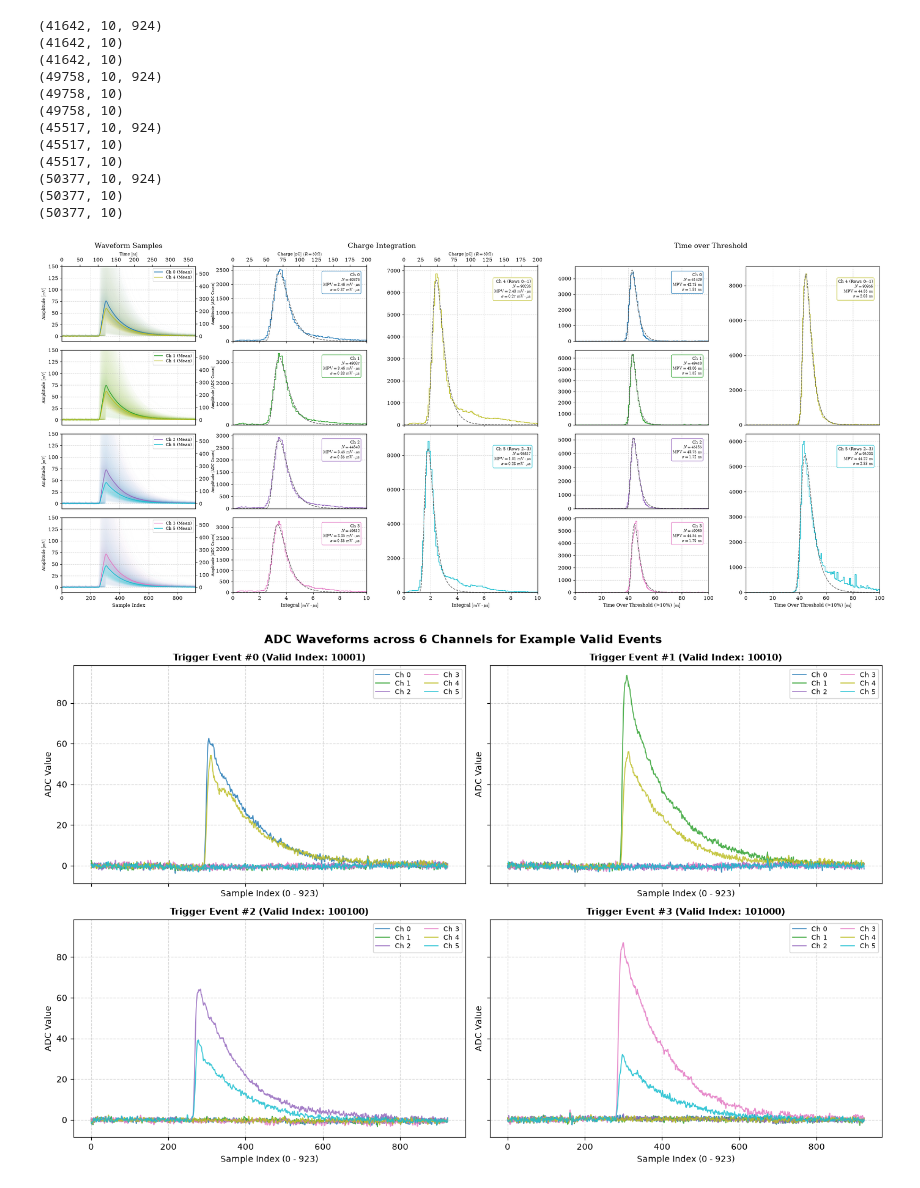
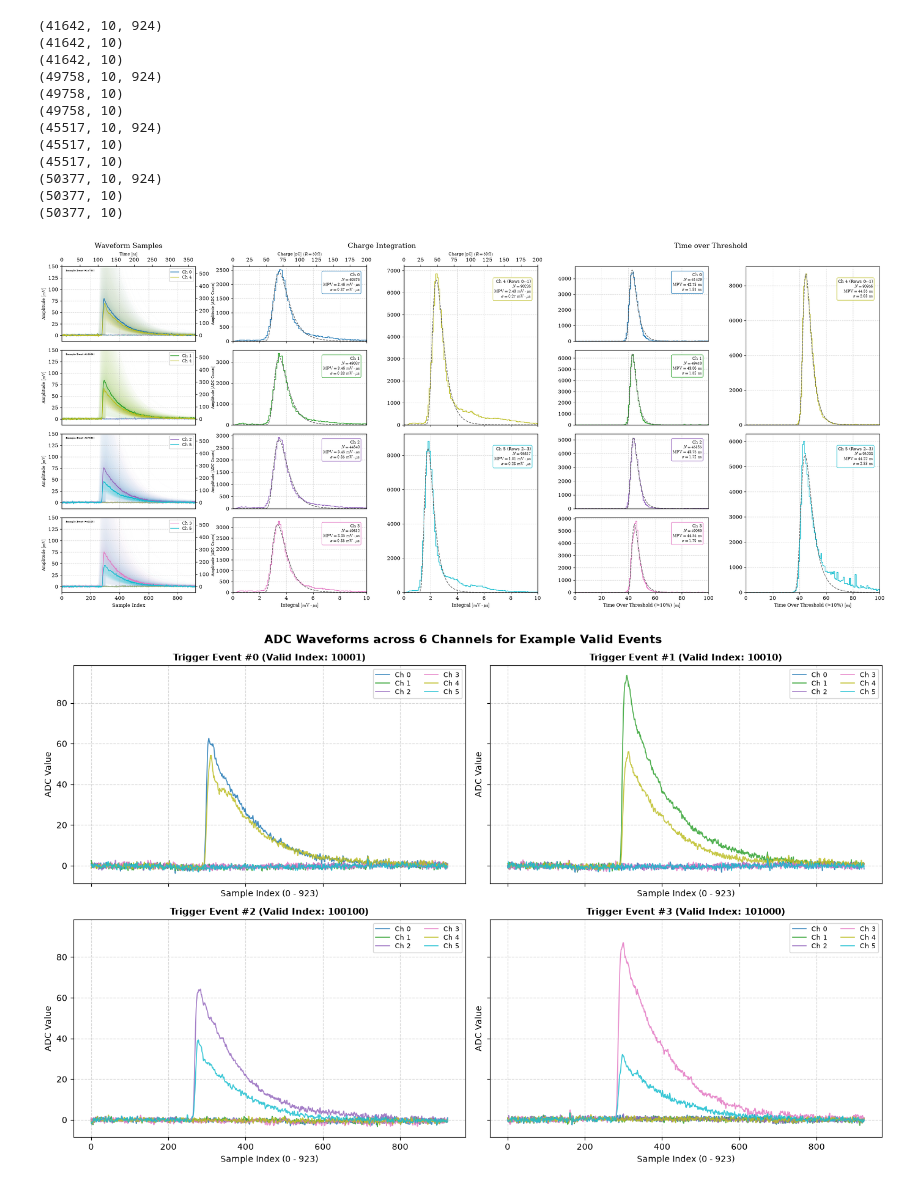
Before and after one commit to Dawson-HEP/scintillating_chamber, a Jupyter notebook: data_analysis/frequency_distribution/radecs/frequency_graphs.ipynb, the cells around one changed output. Drawn from its saved outputs; the diff is of its cells as text; code cells hidden in the pictures.

Commit message:
add sample event ADC readings

```diff
--- a/data_analysis/frequency_distribution/radecs/frequency_graphs.ipynb
+++ b/data_analysis/frequency_distribution/radecs/frequency_graphs.ipynb
@@ -811,14 +811,48 @@ for r in range(4):
             ax_wave[r], wave_ch, CHANNEL_COLORS[ch], X_BOUNDS_WAVE_SAMPLES
         )
 
-    # 2. Draw Mean Waveform lines (zorder=3)
+    # 2. Find the single event index closest to the mean waveform across active channels
+    # Shape of waveform: (N_events, N_channels, N_samples)
+    mean_waveforms = np.mean(data.waveform, axis=0)  # Shape: (N_channels, N_samples)
+
+    # Flatten the channels for distance calculation across all active/implicated channels
+    active_ch_list = list(implicated_channels)
+    events_active = data.waveform[:, active_ch_list, :]  # Shape: (N_events, N_active_channels, N_samples)
+    mean_active = mean_waveforms[active_ch_list, :]       # Shape: (N_active_channels, N_samples)
+
+    # Calculate L2 distance (Euclidean norm) for each event relative to the mean
+    distances = np.linalg.norm(events_active - mean_active, axis=(1, 2))
+    best_event_idx = np.argmin(distances)
+
+    # 3. Draw the Representative Event Waveforms for ALL channels (zorder=3)
     for ch in range(6):
+        # Draw implicated channels with full opacity/brighter style
         if ch in implicated_channels:
-            label_str = f'Ch {ch} (Mean)'
+            label_str = f'Ch {ch}'
             ax_wave[r].plot(
-                mean_waveforms[ch], label=label_str, color=CHANNEL_COLORS[ch],
-                linewidth=1.5, alpha=0.9, zorder=3
+                data.waveform[best_event_idx, ch, :],
+                label=label_str,
+                color=CHANNEL_COLORS[ch],
+                linewidth=1.2,
+                alpha=1.0,
+                zorder=3
             )
+        # Draw non-implicated channels as subtle background context
+        else:
+            ax_wave[r].plot(
+                data.waveform[best_event_idx, ch, :],
+                color=CHANNEL_COLORS[ch],
+                linewidth=0.8,
+                alpha=0.35,
+                zorder=2
+            )
+    ax_wave[r].text(
+        0.03, 0.96, f"Example Event (#{best_event_idx})",
+        transform=ax_wave[r].transAxes,
+        ha='left', va='top', fontsize=4,
+        # bbox=dict(boxstyle='round,pad=0.3', facecolor='white', alpha=0.85, edgecolor='#cccccc', linewidth=0.8),
+        zorder=5
+    )
 
     ax_wave[r].set_xlim(X_BOUNDS_WAVE_SAMPLES)
     ax_wave[r].legend(loc='upper right', fontsize=8)
@@ -903,34 +937,34 @@ ax_pc_top_col2.set_xlabel("Charge $[\\mathrm{pC}]\\ (R = 50\\,\\Omega)$", fontsi
 # --- ToT Right (Col 4) ---
 plot_hist_with_landau_fit(
     ax_tot_right_top, tot_ch4_ns, x_range=X_BOUNDS_TOT_NS, num_bins=NUM_BINS_TOT,
     color=color_ch4, title=None, ch_label='4 (Rows 0--1)', show_xlabel=False, unit_str="\\mathrm{ns}"
 )
 plot_hist_with_landau_fit(
     ax_tot_right_bot, tot_ch5_ns, x_range=X_BOUNDS_TOT_NS, num_bins=NUM_BINS_TOT,
     color=color_ch5, title=None, ch_label='5 (Rows 2--3)', show_xlabel=True,
     xlabel="Time Over Threshold (>10%) $[\\mathrm{ns}]$", unit_str="\\mathrm{ns}"
 )
 
 
 # ===== 6. COLUMN HEADERS & FORMATTING =====
 # Super-Titles for Columns
 title_y = 0.93
 fig.text(0.115, title_y, "Waveform Samples", fontsize=14, ha='center', va='center')
 fig.text(0.40, title_y, "Charge Integration", fontsize=14, ha='center', va='center')
 fig.text(0.77, title_y, "Time over Threshold", fontsize=14, ha='center', va='center')
 
 # Grid lines
 all_axes = ax_wave + ax_int_left + ax_tot_left + [
     ax_int_right_top, ax_int_right_bot, ax_tot_right_top, ax_tot_right_bot
 ]
 for ax in all_axes:
     ax.grid(True, linestyle='--', alpha=0.5)
 
 fig.subplots_adjust(hspace=ROW_HSPACE, wspace=COL_WSPACE, top=0.88, bottom=0.08, left=0.04, right=0.96)
 plt.savefig('valid_data_latex_units.svg', dpi=300)
 plt.show()
 # %% [output]
-[figure, old version]
+[figure, new version]
 # %%
 import matplotlib.pyplot as plt
 import numpy as np
```
Also changed, not shown: 2 other files.
